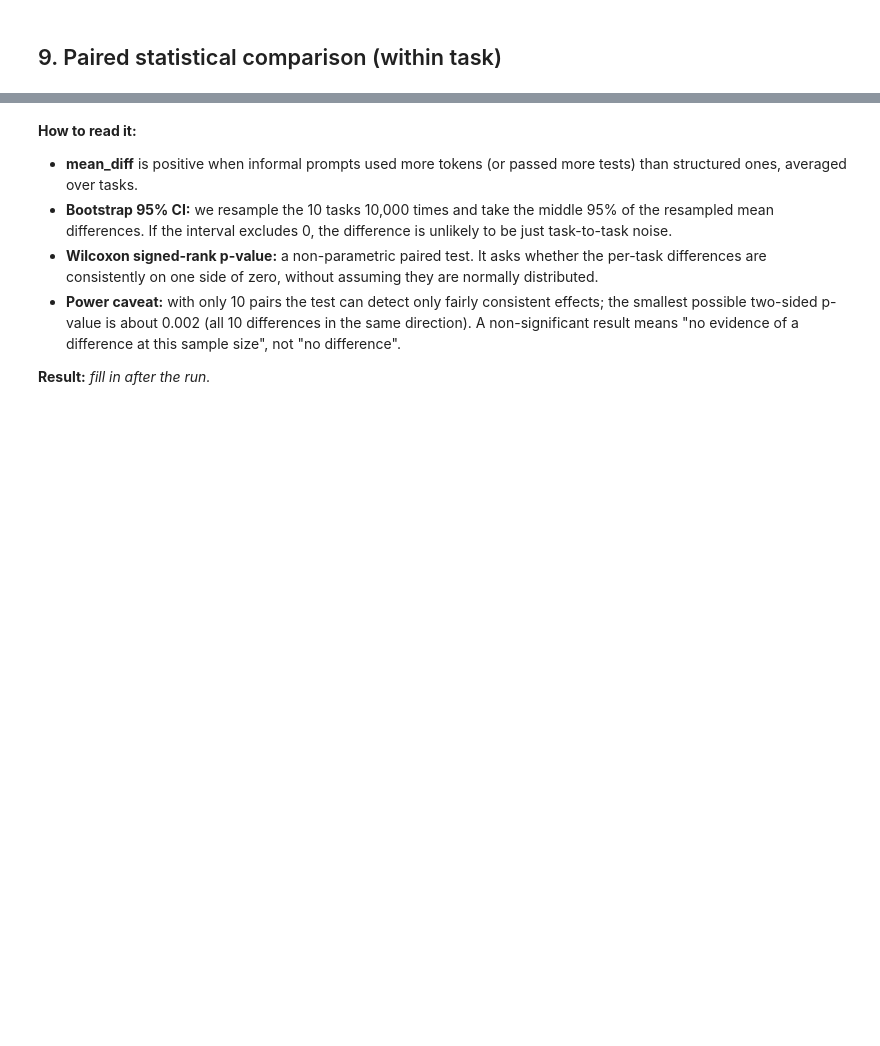
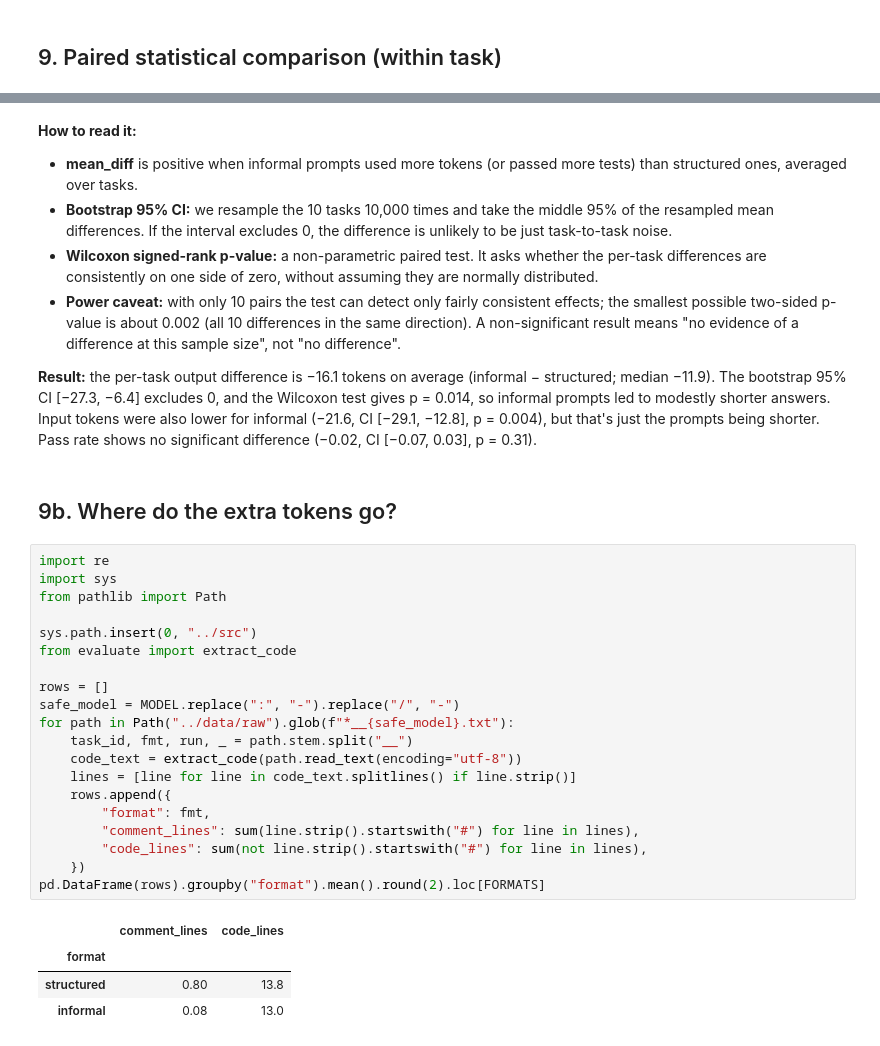
Before and after one commit to dodozai11/DSC180-proposal, a Jupyter notebook: notebooks/eda.ipynb, the cells around one changed output, grey strips where cells are left out. Cells and saved outputs as stored; diff of their text form; blank space fills up the shorter version.

```diff
--- a/notebooks/eda.ipynb
+++ b/notebooks/eda.ipynb
@@ -237,4 +307,31 @@ pd.DataFrame([paired_comparison(m) for m in ["output_tokens", "input_tokens", "p
 - **Wilcoxon signed-rank p-value:** a non-parametric paired test. It asks whether the per-task differences are consistently on one side of zero, without assuming they are normally distributed.
 - **Power caveat:** with only 10 pairs the test can detect only fairly consistent effects; the smallest possible two-sided p-value is about 0.002 (all 10 differences in the same direction). A non-significant result means "no evidence of a difference at this sample size", not "no difference".
 
-**Result:** _fill in after the run._
+**Result:** the per-task output difference is −16.1 tokens on average (informal − structured; median −11.9). The bootstrap 95% CI [−27.3, −6.4] excludes 0, and the Wilcoxon test gives p = 0.014, so informal prompts led to modestly shorter answers. Input tokens were also lower for informal (−21.6, CI [−29.1, −12.8], p = 0.004), but that's just the prompts being shorter. Pass rate shows no significant difference (−0.02, CI [−0.07, 0.03], p = 0.31).
+# %% [markdown]
+## 9b. Where do the extra tokens go?
+# %%
+import re
+import sys
+from pathlib import Path
+
+sys.path.insert(0, "../src")
+from evaluate import extract_code
+
+rows = []
+safe_model = MODEL.replace(":", "-").replace("/", "-")
+for path in Path("../data/raw").glob(f"*__{safe_model}.txt"):
+    task_id, fmt, run, _ = path.stem.split("__")
+    code_text = extract_code(path.read_text(encoding="utf-8"))
+    lines = [line for line in code_text.splitlines() if line.strip()]
+    rows.append({
+        "format": fmt,
+        "comment_lines": sum(line.strip().startswith("#") for line in lines),
+        "code_lines": sum(not line.strip().startswith("#") for line in lines),
+    })
+pd.DataFrame(rows).groupby("format").mean().round(2).loc[FORMATS]
+# %% [output]
+|  | comment_lines | code_lines |
+| format |  |  |
+| structured | 0.80 | 13.8 |
+| informal | 0.08 | 13.0 |
```
Also changed, not shown: parts of 21 cells of this notebook, 9 other files.
